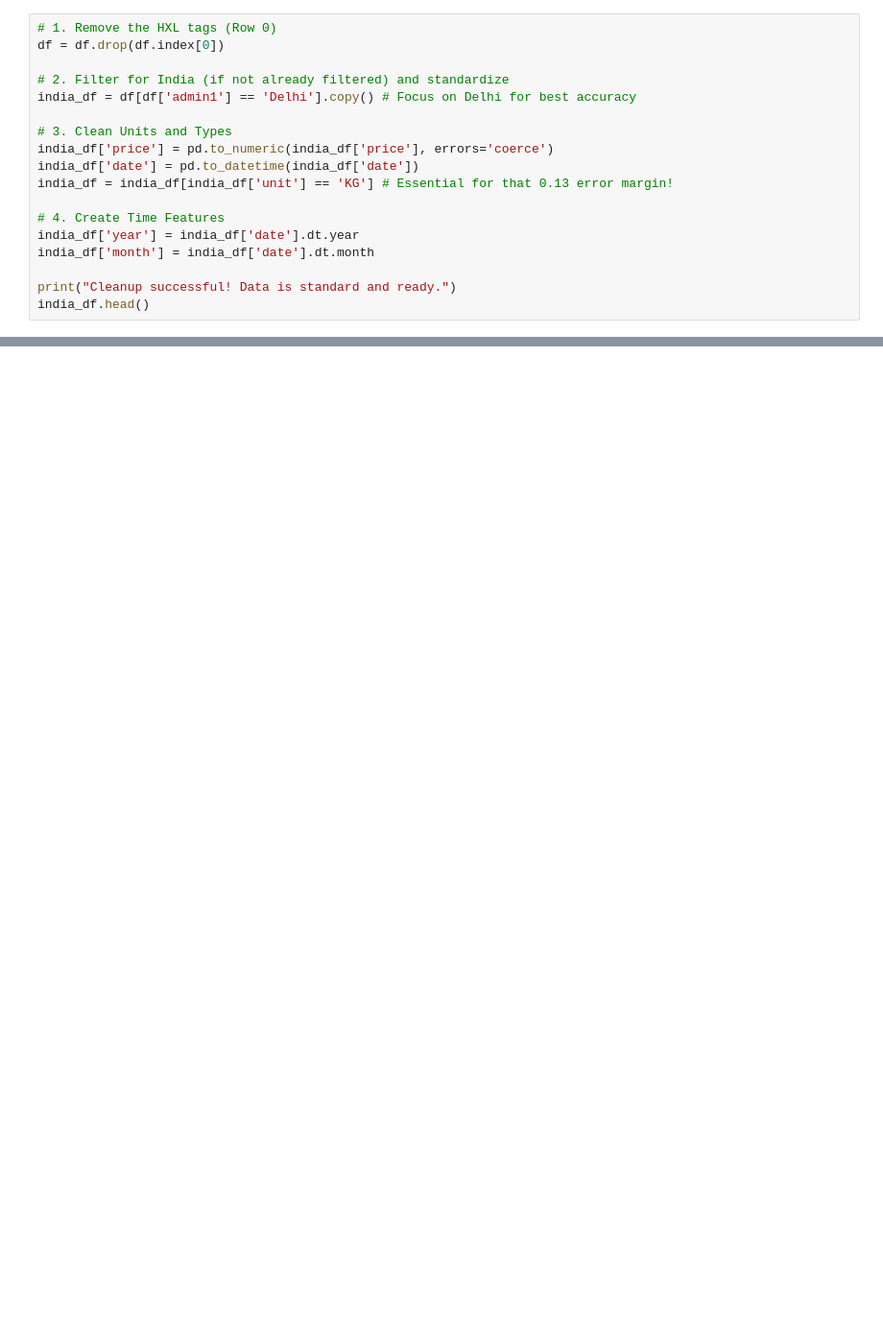
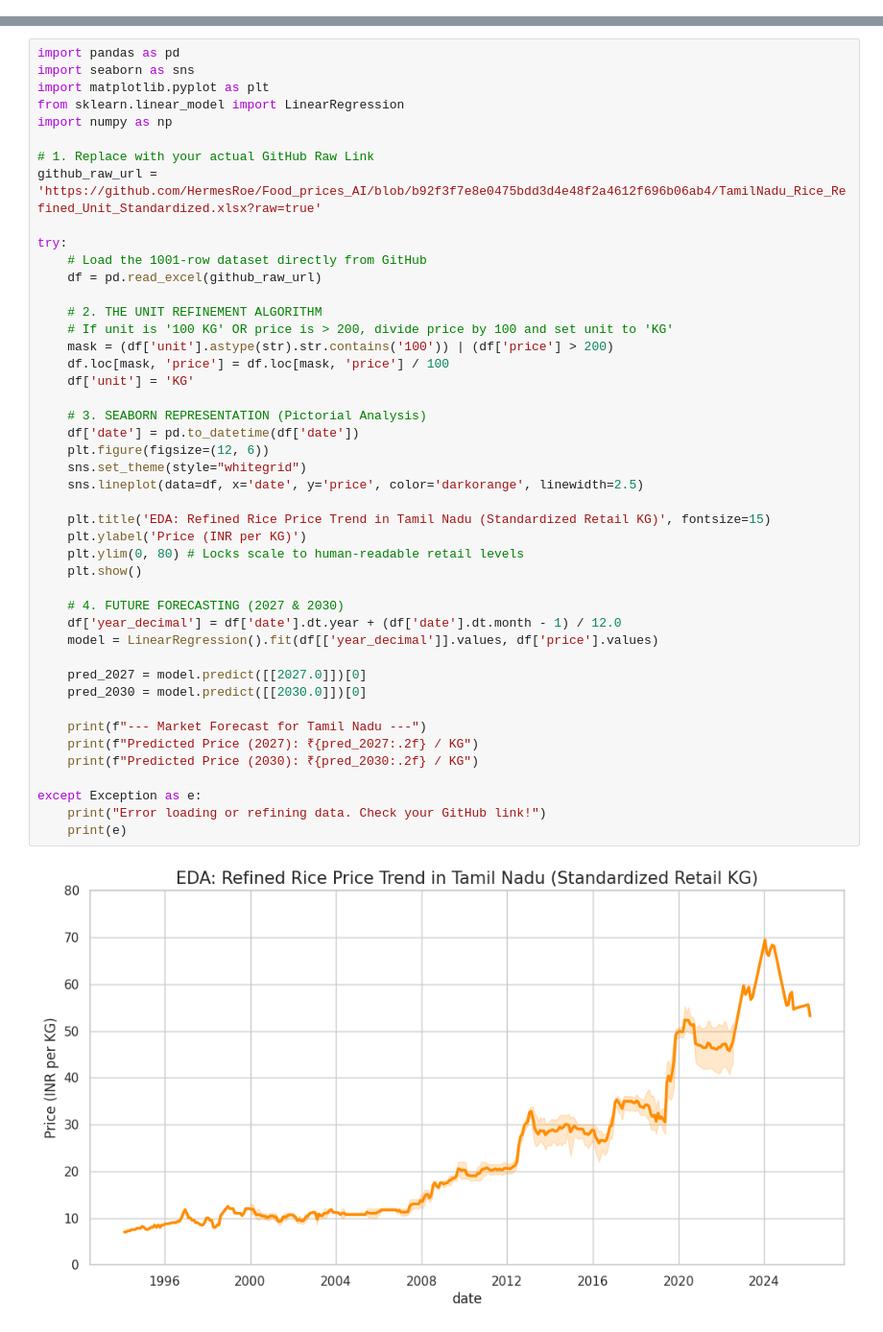
Before and after one commit to HermesRoe/Food_prices_AI, a Jupyter notebook: food_prices.ipynb, the cells around one changed output, grey strips where cells are left out. Shown at 96% size. Saved outputs shown, nothing was run; the diff lists cells and outputs as text; blank space fills up the shorter version.

```diff
--- a/food_prices.ipynb
+++ b/food_prices.ipynb
@@ -64,18 +2,0 @@ Step 3: AI Model Trained!
-# %%
-# 1. Remove the HXL tags (Row 0)
-df = df.drop(df.index[0])
-
-# 2. Filter for India (if not already filtered) and standardize
-india_df = df[df['admin1'] == 'Delhi'].copy() # Focus on Delhi for best accuracy
-
-# 3. Clean Units and Types
-india_df['price'] = pd.to_numeric(india_df['price'], errors='coerce')
-india_df['date'] = pd.to_datetime(india_df['date'])
-india_df = india_df[india_df['unit'] == 'KG'] # Essential for that 0.13 error margin!
-
-# 4. Create Time Features
-india_df['year'] = india_df['date'].dt.year
-india_df['month'] = india_df['date'].dt.month
-
-print("Cleanup successful! Data is standard and ready.")
-india_df.head()
@@ -138,0 +41,47 @@ IntText(value=2026, description='Year:')
+# %%
+import pandas as pd
+import seaborn as sns
+import matplotlib.pyplot as plt
+from sklearn.linear_model import LinearRegression
+import numpy as np
+
+# 1. Replace with your actual GitHub Raw Link
+github_raw_url = 'https://github.com/HermesRoe/Food_prices_AI/blob/b92f3f7e8e0475bdd3d4e48f2a4612f696b06ab4/TamilNadu_Rice_Refined_Unit_Standardized.xlsx?raw=true'
+
+try:
+    # Load the 1001-row dataset directly from GitHub
+    df = pd.read_excel(github_raw_url)
+
+    # 2. THE UNIT REFINEMENT ALGORITHM
+    # If unit is '100 KG' OR price is > 200, divide price by 100 and set unit to 'KG'
+    mask = (df['unit'].astype(str).str.contains('100')) | (df['price'] > 200)
+    df.loc[mask, 'price'] = df.loc[mask, 'price'] / 100
+    df['unit'] = 'KG'
+
+    # 3. SEABORN REPRESENTATION (Pictorial Analysis)
+    df['date'] = pd.to_datetime(df['date'])
+    plt.figure(figsize=(12, 6))
+    sns.set_theme(style="whitegrid")
+    sns.lineplot(data=df, x='date', y='price', color='darkorange', linewidth=2.5)
+
+    plt.title('EDA: Refined Rice Price Trend in Tamil Nadu (Standardized Retail KG)', fontsize=15)
+    plt.ylabel('Price (INR per KG)')
+    plt.ylim(0, 80) # Locks scale to human-readable retail levels
+    plt.show()
+
+    # 4. FUTURE FORECASTING (2027 & 2030)
+    df['year_decimal'] = df['date'].dt.year + (df['date'].dt.month - 1) / 12.0
+    model = LinearRegression().fit(df[['year_decimal']].values, df['price'].values)
+
+    pred_2027 = model.predict([[2027.0]])[0]
+    pred_2030 = model.predict([[2030.0]])[0]
+
+    print(f"--- Market Forecast for Tamil Nadu ---")
+    print(f"Predicted Price (2027): ₹{pred_2027:.2f} / KG")
+    print(f"Predicted Price (2030): ₹{pred_2030:.2f} / KG")
+
+except Exception as e:
+    print("Error loading or refining data. Check your GitHub link!")
+    print(e)
+# %% [output]
+[figure, added]
```
Also changed, not shown: parts of 7 cells of this notebook.
